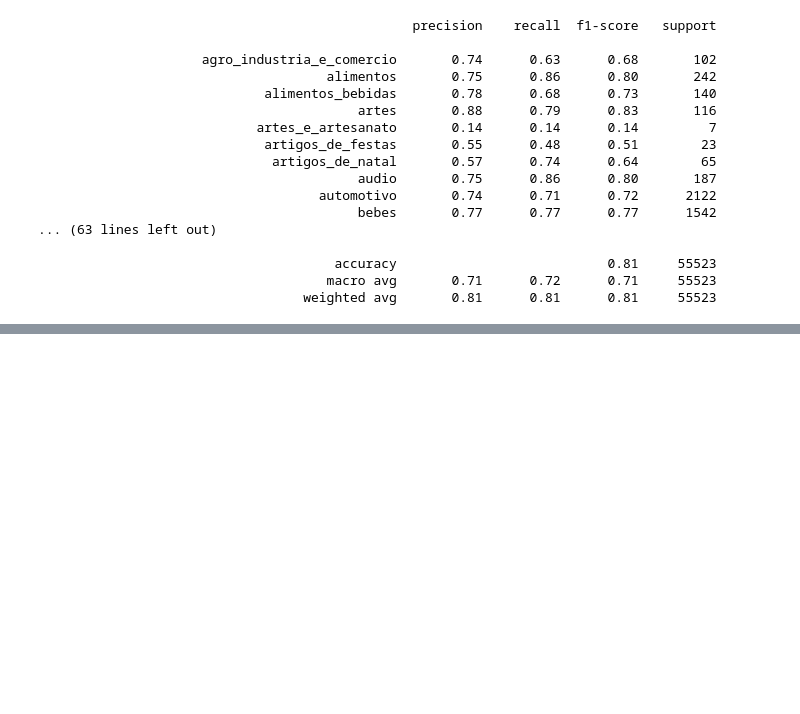
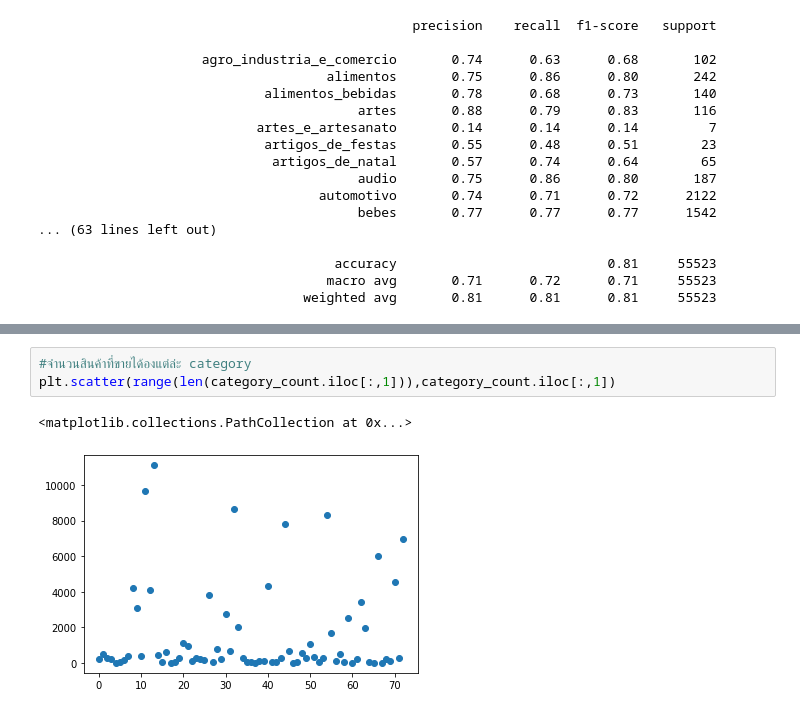
Before and after one commit to jittakorn-ch/DWDM21, a Jupyter notebook: Group_Project.ipynb, the cells around one changed output, grey strips where cells are left out. Saved outputs shown, nothing was run; the diff lists cells and outputs as text; blank space fills up the shorter version.

```diff
--- a/Group_Project.ipynb
+++ b/Group_Project.ipynb
@@ -856,0 +674,6 @@ No handles with labels found to put in legend.
+# %%
+#จำนวนสินค้าที่ขายได้องแต่ล่ะ category
+plt.scatter(range(len(category_count.iloc[:,1])),category_count.iloc[:,1])
+# %% [output]
+<matplotlib.collections.PathCollection at 0x...>
+[figure, added]
```
Also changed, not shown: parts of 95 cells of this notebook.
